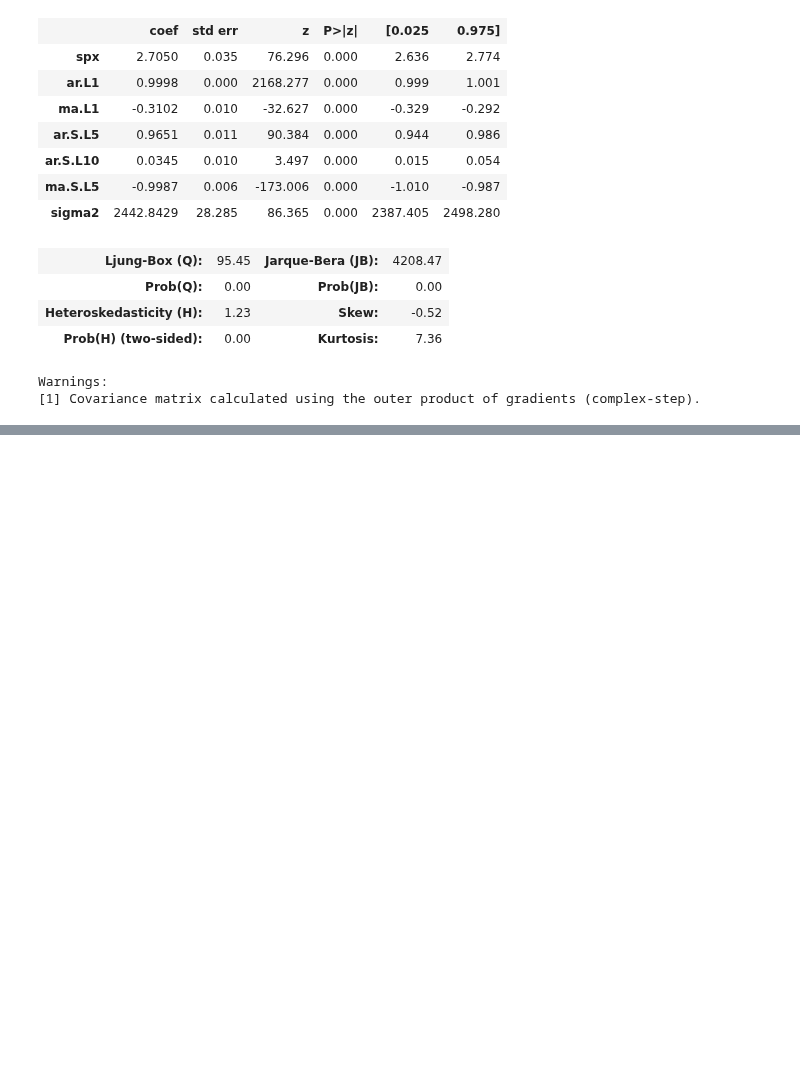
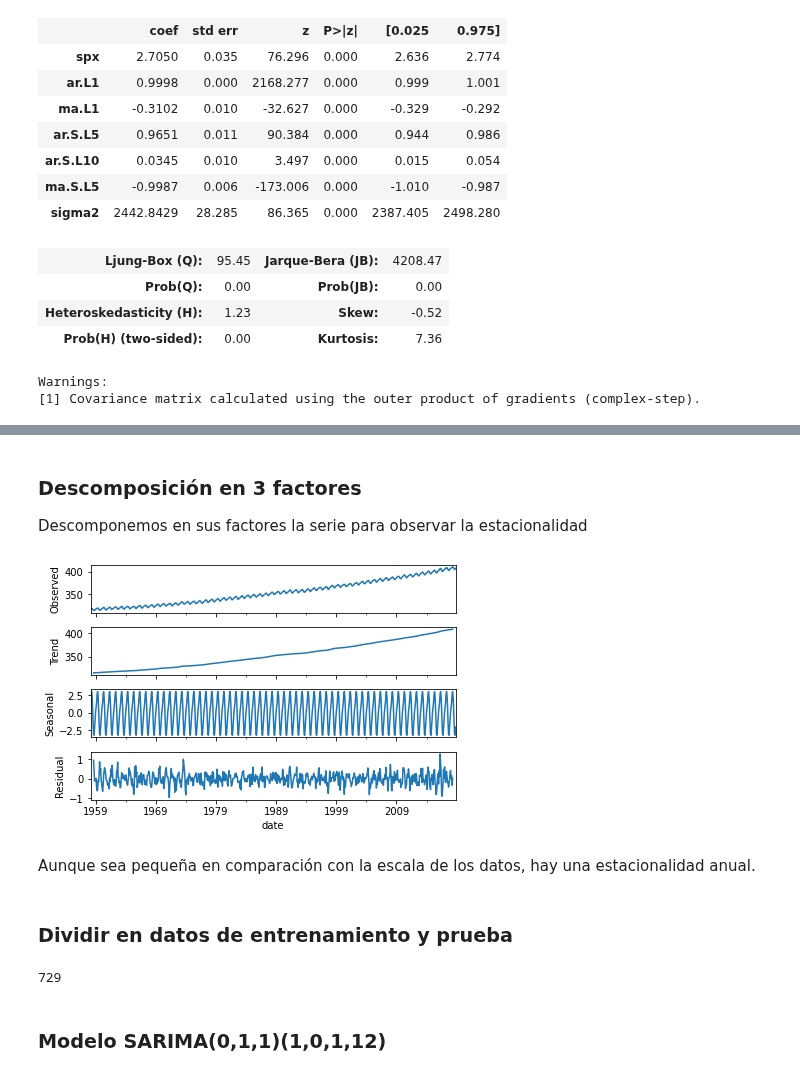
Before and after one commit to virf96/Proyectos, a Jupyter notebook: Considereaciones_SARIMAX.ipynb, the cells around one changed output, grey strips where cells are left out. Drawn from its saved outputs; the diff is of its cells as text; code cells hidden in the pictures; blank space fills up the shorter version.

```diff
--- a/Considereaciones_SARIMAX.ipynb
+++ b/Considereaciones_SARIMAX.ipynb
@@ -411,0 +487,17 @@ Warnings:
+# %% [markdown]
+### Descomposición en 3 factores
+
+Descomponemos en sus factores la serie para observar la estacionalidad
+# %%
+result = seasonal_decompose(df['interpolated'], model='add')
+result.plot();
+# %% [output]
+[figure, added]
+# %% [markdown]
+Aunque sea pequeña en comparación con la escala de los datos, hay una estacionalidad anual.
+# %% [markdown]
+### Dividir en datos de entrenamiento y prueba
+# %%
+len(df)
+# %% [output]
+729
@@ -411,0 +508,2 @@ Warnings:
+# %% [markdown]
+### Modelo SARIMA(0,1,1)(1,0,1,12)
```
Also changed, not shown: parts of 21 cells of this notebook.
